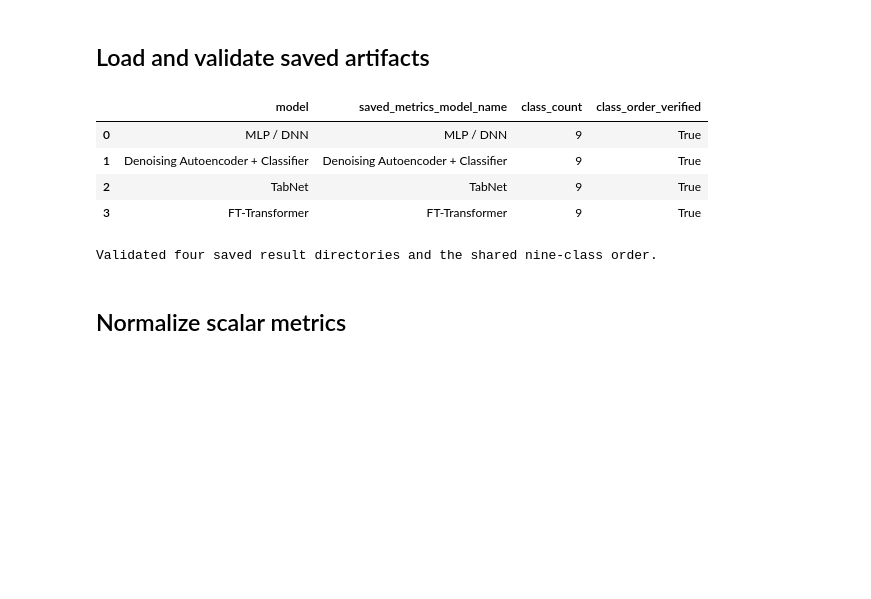
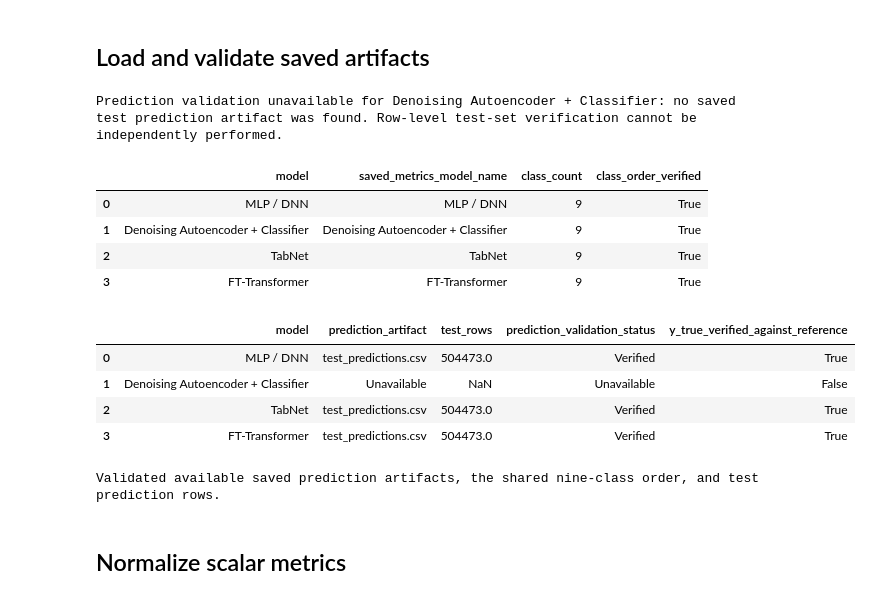
Before and after one commit to prasad-xma/SE4050-DL, a Jupyter notebook: notebooks/06_Model_Comparison.ipynb, the cells around one changed output. Drawn from its saved outputs; the diff is of its cells as text; code cells hidden in the pictures; blank space fills up the shorter version.

```diff
--- a/notebooks/06_Model_Comparison.ipynb
+++ b/notebooks/06_Model_Comparison.ipynb
@@ -29,6 +29,7 @@ EXPECTED_CLASS_ORDER = [
     'BENIGN', 'Botnet', 'Brute Force', 'DDoS', 'DoS',
     'Heartbleed', 'Infiltration', 'PortScan', 'Web Attack',
 ]
+EXPECTED_TEST_ROWS = 504_473
 
 required_files = ['metrics.json', 'per_class_metrics.csv']
 for model_name, model_dir in MODEL_DIRS.items():
@@ -42,35 +43,102 @@ for expected_name, model_dir in MODEL_DIRS.items():
     actual_name = metrics.get('model')
     if actual_name != expected_name:
         raise ValueError(f'Model name mismatch for {model_dir}: expected {expected_name!r}, got {actual_name!r}')
     per_class = pd.read_csv(model_dir / 'per_class_metrics.csv')
     class_column = 'class' if 'class' in per_class.columns else per_class.columns[0]
     class_order = per_class[class_column].tolist()
     if class_order != EXPECTED_CLASS_ORDER:
         raise ValueError(f'Class order mismatch for {expected_name}: {class_order}')
     artifacts[expected_name] = {
         'metrics': metrics,
         'per_class': per_class.assign(class_name=per_class[class_column]).drop(columns=[class_column]),
     }
 
+def load_saved_prediction_artifact(model_name, model_dir):
+    csv_path = model_dir / 'test_predictions.csv'
+    if csv_path.exists():
+        predictions = pd.read_csv(csv_path)
+        if 'y_true' not in predictions.columns:
+            raise ValueError(f'{model_name} prediction file lacks y_true: {csv_path}')
+        return len(predictions), predictions['y_true'].to_numpy(), csv_path.name
+
+    npz_path = model_dir / 'test_predictions.npz'
+    if npz_path.exists():
+        with np.load(npz_path, allow_pickle=True) as saved:
+            if 'y_true' not in saved.files:
+                raise ValueError(f'{model_name} prediction archive lacks y_true: {npz_path}')
+            return len(saved['y_true']), saved['y_true'].copy(), npz_path.name
+
+    return None, None, None
+
+prediction_validation_rows = []
+reference_y_true = None
+reference_model = None
+for model_name, model_dir in MODEL_DIRS.items():
+    row_count, y_true, artifact_name = load_saved_prediction_artifact(model_name, model_dir)
+    if row_count is None:
+        print(
+            f'Prediction validation unavailable for {model_name}: no saved test prediction artifact was found. '
+            'Row-level test-set verification cannot be independently performed.'
+        )
+        prediction_validation_rows.append({
+            'model': model_name,
+            'prediction_artifact': 'Unavailable',
+            'test_rows': np.nan,
+            'prediction_validation_status': 'Unavailable',
+            'y_true_verified_against_reference': False,
+        })
+        continue
+
+    if row_count != EXPECTED_TEST_ROWS:
+        raise ValueError(
+            f'Test-row mismatch for {model_name}: found {row_count:,}, '
+            f'expected {EXPECTED_TEST_ROWS:,}.'
+        )
+    y_true_matches_reference = reference_y_true is None or np.array_equal(reference_y_true, y_true)
+    if not y_true_matches_reference:
+        raise ValueError(
+            f'y_true arrays differ between {model_name} and the first validated model ({reference_model}).'
+        )
+    if reference_y_true is None:
+        reference_y_true = y_true
+        reference_model = model_name
+    prediction_validation_rows.append({
+        'model': model_name,
+        'prediction_artifact': artifact_name,
+        'test_rows': row_count,
+        'prediction_validation_status': 'Verified',
+        'y_true_verified_against_reference': True,
+    })
+
+prediction_validation_table = pd.DataFrame(prediction_validation_rows)
+prediction_validation_table.to_csv(COMPARISON_DIR / 'prediction_validation.csv', index=False)
+
 if set(artifacts) != EXPECTED_MODELS:
     raise ValueError(f'Model set mismatch: {set(artifacts)}')
 
 validation_table = pd.DataFrame({
     'model': list(artifacts),
     'saved_metrics_model_name': [artifacts[name]['metrics']['model'] for name in artifacts],
     'class_count': [len(artifacts[name]['per_class']) for name in artifacts],
     'class_order_verified': [True] * len(artifacts),
 })
 validation_table.to_csv(COMPARISON_DIR / 'artifact_validation.csv', index=False)
 display(validation_table)
-print('Validated four saved result directories and the shared nine-class order.')
+display(prediction_validation_table)
+print('Validated available saved prediction artifacts, the shared nine-class order, and test prediction rows.')
 # %% [output]
+Prediction validation unavailable for Denoising Autoencoder + Classifier: no saved test prediction artifact was found. Row-level test-set verification cannot be independently performed.
 |  | model | saved_metrics_model_name | class_count | class_order_verified |
 | 0 | MLP / DNN | MLP / DNN | 9 | True |
 | 1 | Denoising Autoencoder + Classifier | Denoising Autoencoder + Classifier | 9 | True |
 | 2 | TabNet | TabNet | 9 | True |
 | 3 | FT-Transformer | FT-Transformer | 9 | True |
-Validated four saved result directories and the shared nine-class order.
+|  | model | prediction_artifact | test_rows | prediction_validation_status | y_true_verified_against_reference |
+| 0 | MLP / DNN | test_predictions.csv | 504473.0 | Verified | True |
+| 1 | Denoising Autoencoder + Classifier | Unavailable | NaN | Unavailable | False |
+| 2 | TabNet | test_predictions.csv | 504473.0 | Verified | True |
+| 3 | FT-Transformer | test_predictions.csv | 504473.0 | Verified | True |
+Validated available saved prediction artifacts, the shared nine-class order, and test prediction rows.
 # %% [markdown]
 ## Normalize scalar metrics
 # %%
```
Also changed, not shown: parts of 2 cells of this notebook, 3 other files.
